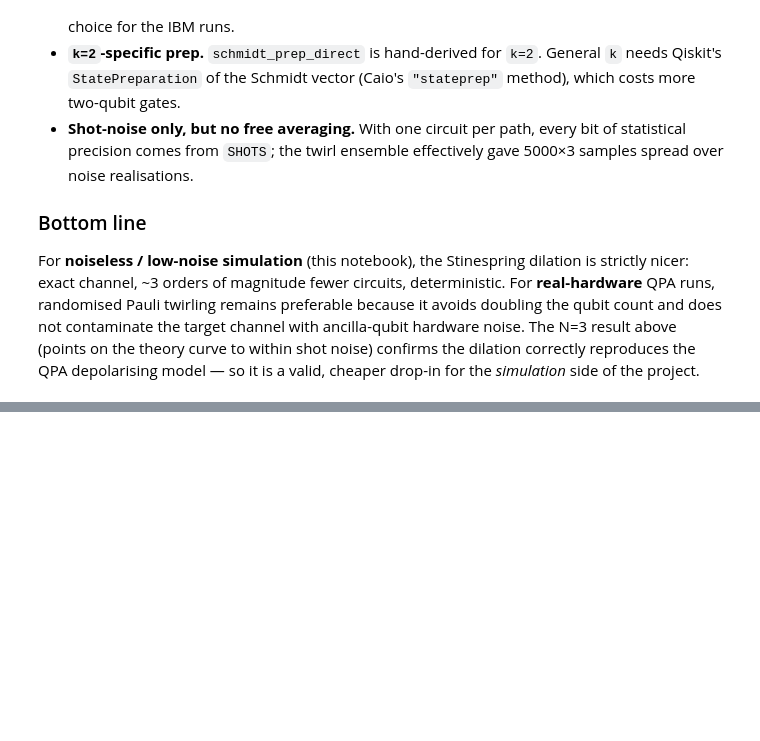
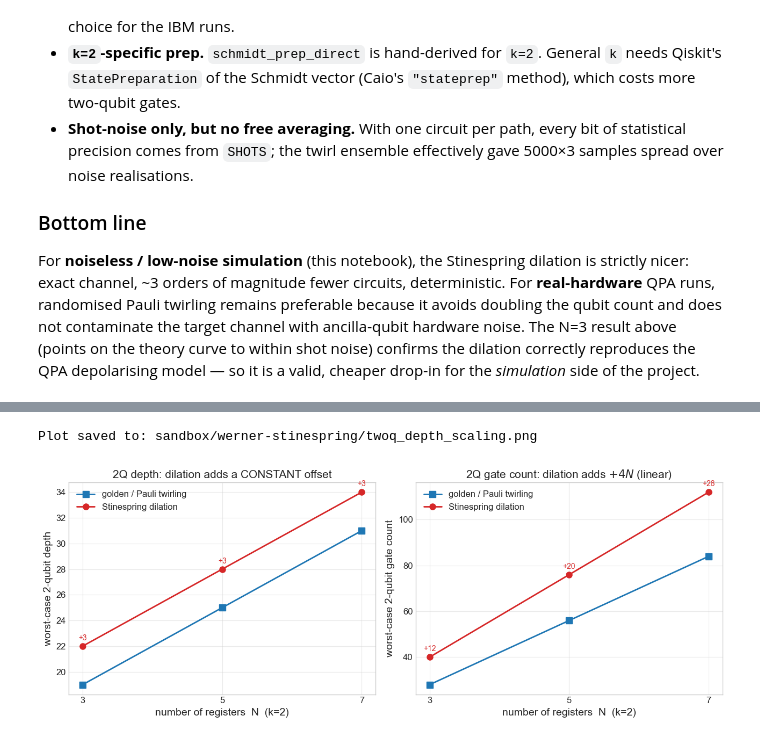
Before and after one commit to henryzou50/OQPA, a Jupyter notebook: sandbox/werner-stinespring/end_to_end_unrolled_stinespring_n3.ipynb, the cells around one changed output, grey strips where cells are left out. Drawn from its saved outputs; the diff is of its cells as text; code cells hidden in the pictures; blank space fills up the shorter version.

```diff
--- a/sandbox/werner-stinespring/end_to_end_unrolled_stinespring_n3.ipynb
+++ b/sandbox/werner-stinespring/end_to_end_unrolled_stinespring_n3.ipynb
@@ -531,0 +687,43 @@ cheaper drop-in for the *simulation* side of the project.
+# %%
+fig, axes = plt.subplots(1, 2, figsize=(13, 5))
+
+# --- Panel 1: 2Q DEPTH vs N ---
+ax = axes[0]
+ax.plot(depth_df["N"], depth_df["golden_2Qdepth"], marker="s", color="C0",
+        label="golden / Pauli twirling")
+ax.plot(depth_df["N"], depth_df["dilation_2Qdepth"], marker="o", color="C3",
+        label="Stinespring dilation")
+for _, r in depth_df.iterrows():
+    ax.annotate(f"+{int(r['Δdepth'])}", (r["N"], r["dilation_2Qdepth"]),
+                textcoords="offset points", xytext=(0, 8), ha="center", color="C3", fontsize=10)
+ax.set_xlabel("number of registers  N  (k=2)")
+ax.set_ylabel("worst-case 2-qubit depth")
+ax.set_title("2Q depth: dilation adds a CONSTANT offset")
+ax.set_xticks(depth_df["N"])
+ax.legend()
+ax.grid(True, alpha=0.4)
+
+# --- Panel 2: 2Q GATE COUNT vs N ---
+ax = axes[1]
+ax.plot(depth_df["N"], depth_df["golden_2Qgates"], marker="s", color="C0",
+        label="golden / Pauli twirling")
+ax.plot(depth_df["N"], depth_df["dilation_2Qgates"], marker="o", color="C3",
+        label="Stinespring dilation")
+for _, r in depth_df.iterrows():
+    ax.annotate(f"+{int(r['Δgates'])}", (r["N"], r["dilation_2Qgates"]),
+                textcoords="offset points", xytext=(0, 8), ha="center", color="C3", fontsize=10)
+ax.set_xlabel("number of registers  N  (k=2)")
+ax.set_ylabel("worst-case 2-qubit gate count")
+ax.set_title(r"2Q gate count: dilation adds $+4N$ (linear)")
+ax.set_xticks(depth_df["N"])
+ax.legend()
+ax.grid(True, alpha=0.4)
+
+plt.tight_layout()
+depth_plot_path = os.path.join(RESULTS_DIR, "twoq_depth_scaling.png")
+plt.savefig(depth_plot_path, dpi=200, bbox_inches="tight")
+print(f"Plot saved to: {depth_plot_path}")
+plt.show()
+# %% [output]
+Plot saved to: sandbox/werner-stinespring/twoq_depth_scaling.png
+[figure, added]
```
Also changed, not shown: parts of 7 cells of this notebook, 4 other files.
